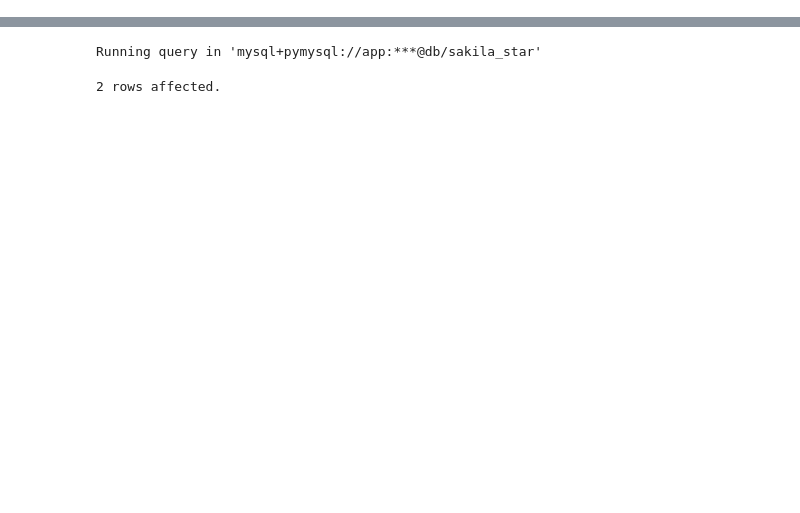
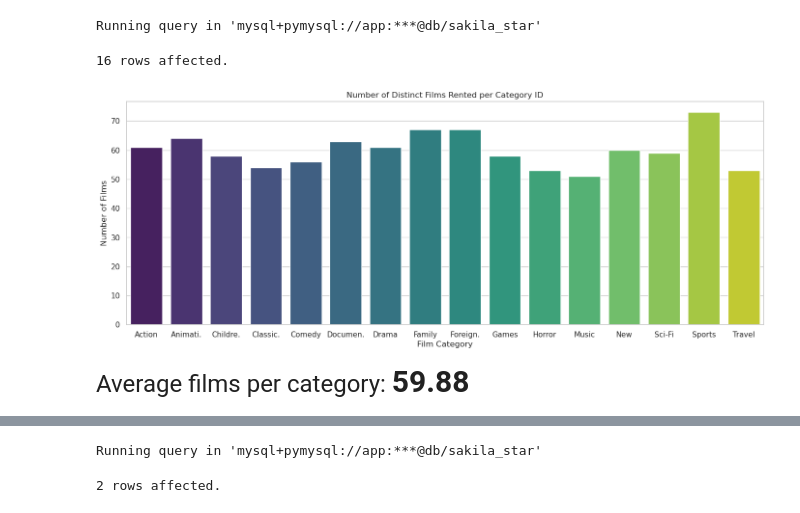
Before and after one commit to jimmygian/sakila-sql-pipeline, a Jupyter notebook: notebooks/02_analysing_sakila_star.ipynb, the cells around one changed output, grey strips where cells are left out. Cells and saved outputs as stored; diff of their text form; code cells hidden in the pictures; blank space fills up the shorter version.

```diff
--- a/notebooks/02_analysing_sakila_star.ipynb
+++ b/notebooks/02_analysing_sakila_star.ipynb
@@ -33,0 +71,59 @@ Connecting and switching to connection 'mysql+pymysql://app:***@db/sakila_star'
+# %%
+%%sql df_category_film_counts <<
+WITH
+  film_category AS (
+    SELECT DISTINCT
+      fr.category_id,
+      c.name,
+      fr.film_id
+    FROM
+      fact_rental AS fr
+      JOIN dim_category AS c ON fr.category_id = c.category_id
+  )
+SELECT
+  fc.name,
+  COUNT(fc.film_id) AS films
+FROM
+  film_category AS fc
+GROUP BY
+  fc.category_id
+ORDER BY
+  fc.category_id;
+# %% [output]
+Running query in 'mysql+pymysql://app:***@db/sakila_star'
+16 rows affected.
+# %%
+# 1. Convert the JupySQL ResultSet to a Pandas DataFrame
+df = df_category_film_counts.DataFrame()
+df['short_name'] = df['name'].apply(lambda x: x[:7] + "." if len(x) > 6 else x)
+
+# 2. Plot the data
+plt.figure(figsize=(17, 6))
+sns.barplot(
+    data=df,
+    x='short_name',
+    y='films',
+    hue='short_name',  # <--- Explicitly map color to the category name
+    palette='viridis',
+    legend=False       # <--- Hide the legend since the X-axis labels already explain the colors
+)
+
+plt.title("Number of Distinct Films Rented per Category ID")
+plt.xlabel("Film Category")
+plt.ylabel("Number of Films")
+plt.show()
+
+# ===== #
+
+# 3. Calculate the average
+average_films = df['films'].mean()
+
+# 4. Print the result
+display(HTML(f"""
+<div style="font-size: 24px; font-weight: regular;">
+    Average films per category: <strong style="font-size: 30px; font-weight: bold;">{average_films:.2f}</strong>
+</div>
+"""))
+# %% [output]
+[figure, added]
+Average films per category: 59.88
```
Also changed, not shown: parts of 23 cells of this notebook, 6 other files.
